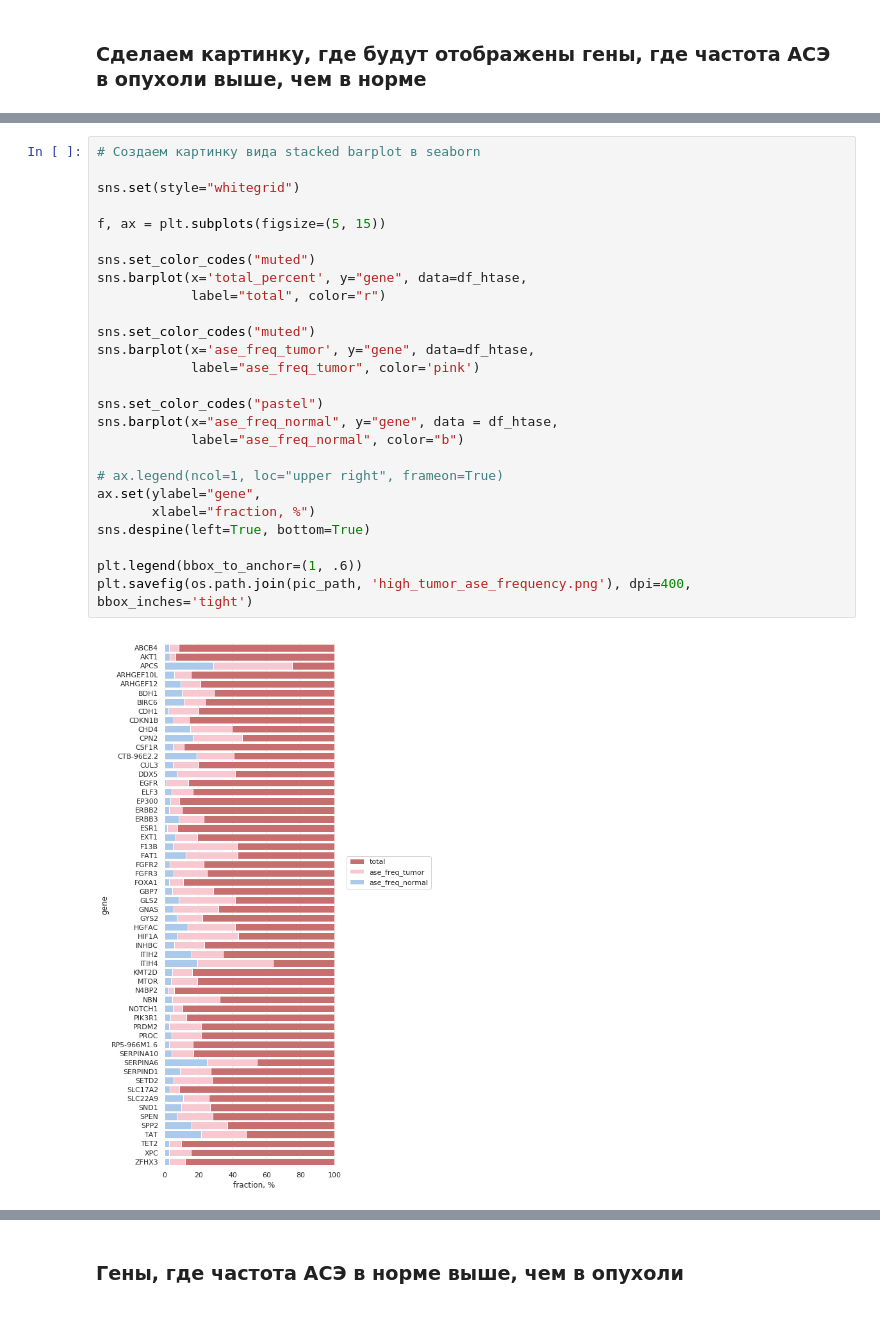
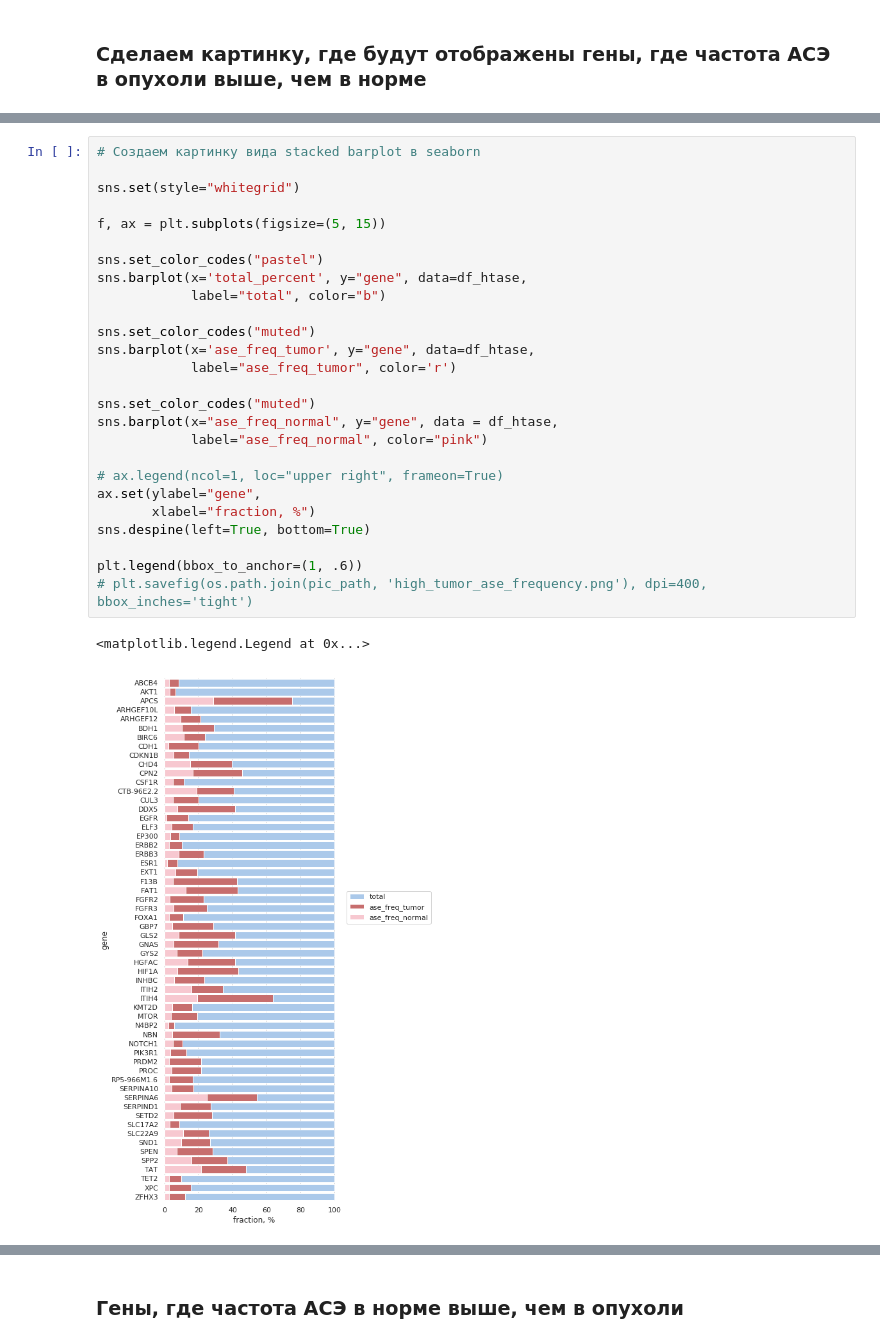
Before and after one commit to emir-radkevich/paper_ase, a Jupyter notebook: scripts_for_publication/pics_ase.ipynb, the cells around one changed output, grey strips where cells are left out. Cells and saved outputs as stored; diff of their text form.

```diff
--- a/scripts_for_publication/pics_ase.ipynb
+++ b/scripts_for_publication/pics_ase.ipynb
@@ -140,28 +213,29 @@ df_htase = df_htase.reset_index(drop=True)
 # %%
 # Создаем картинку вида stacked barplot в seaborn
 
 sns.set(style="whitegrid")
 
 f, ax = plt.subplots(figsize=(5, 15))
 
-sns.set_color_codes("muted")
+sns.set_color_codes("pastel")
 sns.barplot(x='total_percent', y="gene", data=df_htase,
-            label="total", color="r")
+            label="total", color="b")
 
 sns.set_color_codes("muted")
 sns.barplot(x='ase_freq_tumor', y="gene", data=df_htase,
-            label="ase_freq_tumor", color='pink')
+            label="ase_freq_tumor", color='r')
 
-sns.set_color_codes("pastel")
+sns.set_color_codes("muted")
 sns.barplot(x="ase_freq_normal", y="gene", data = df_htase,
-            label="ase_freq_normal", color="b")
+            label="ase_freq_normal", color="pink")
 
 # ax.legend(ncol=1, loc="upper right", frameon=True)
 ax.set(ylabel="gene",
        xlabel="fraction, %")
 sns.despine(left=True, bottom=True)
 
 plt.legend(bbox_to_anchor=(1, .6))
-plt.savefig(os.path.join(pic_path, 'high_tumor_ase_frequency.png'), dpi=400, bbox_inches='tight')
+# plt.savefig(os.path.join(pic_path, 'high_tumor_ase_frequency.png'), dpi=400, bbox_inches='tight')
 # %% [output]
+<matplotlib.legend.Legend at 0x...>
-[figure, old version]
+[figure, new version]
```
Also changed, not shown: parts of 12 cells of this notebook.
